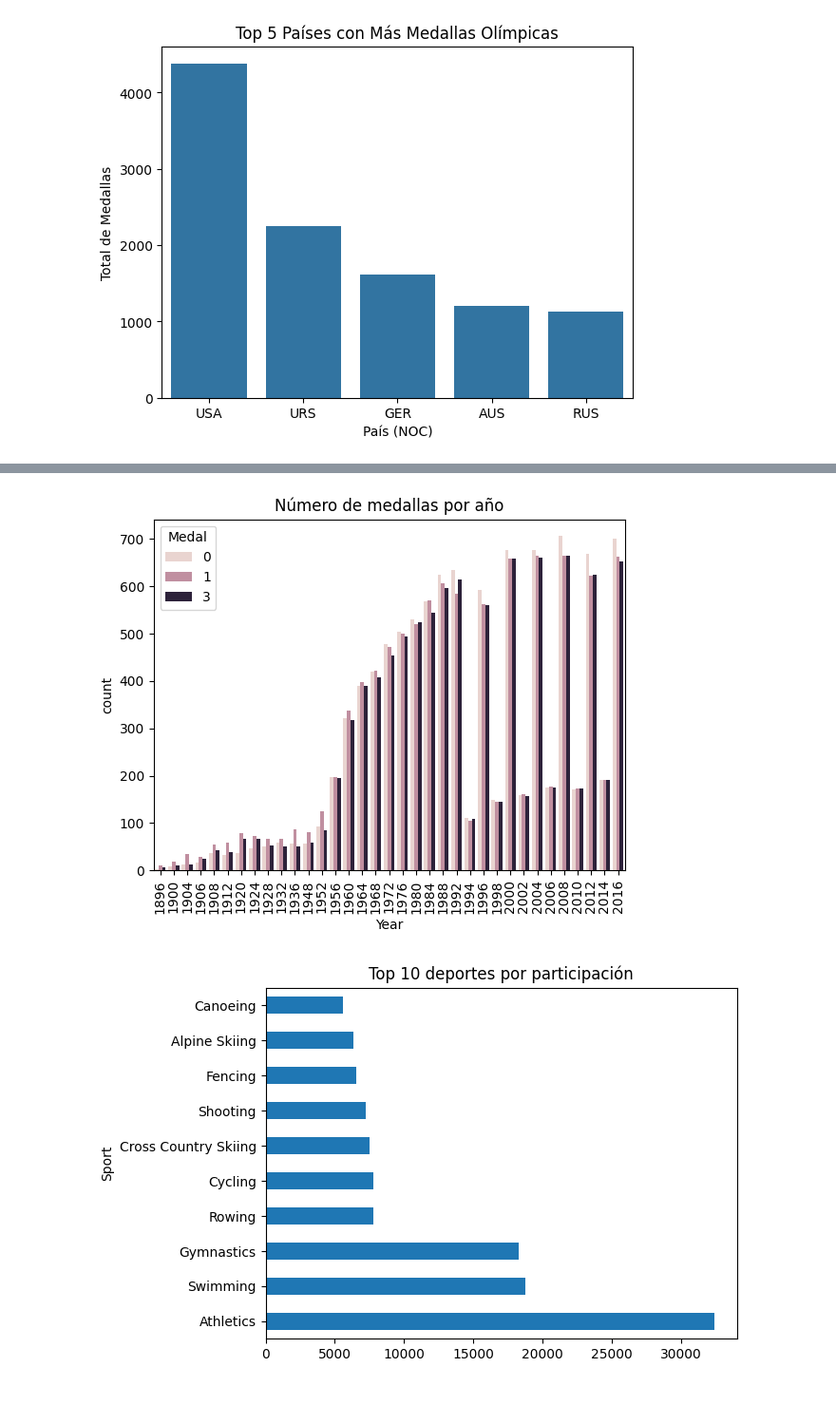
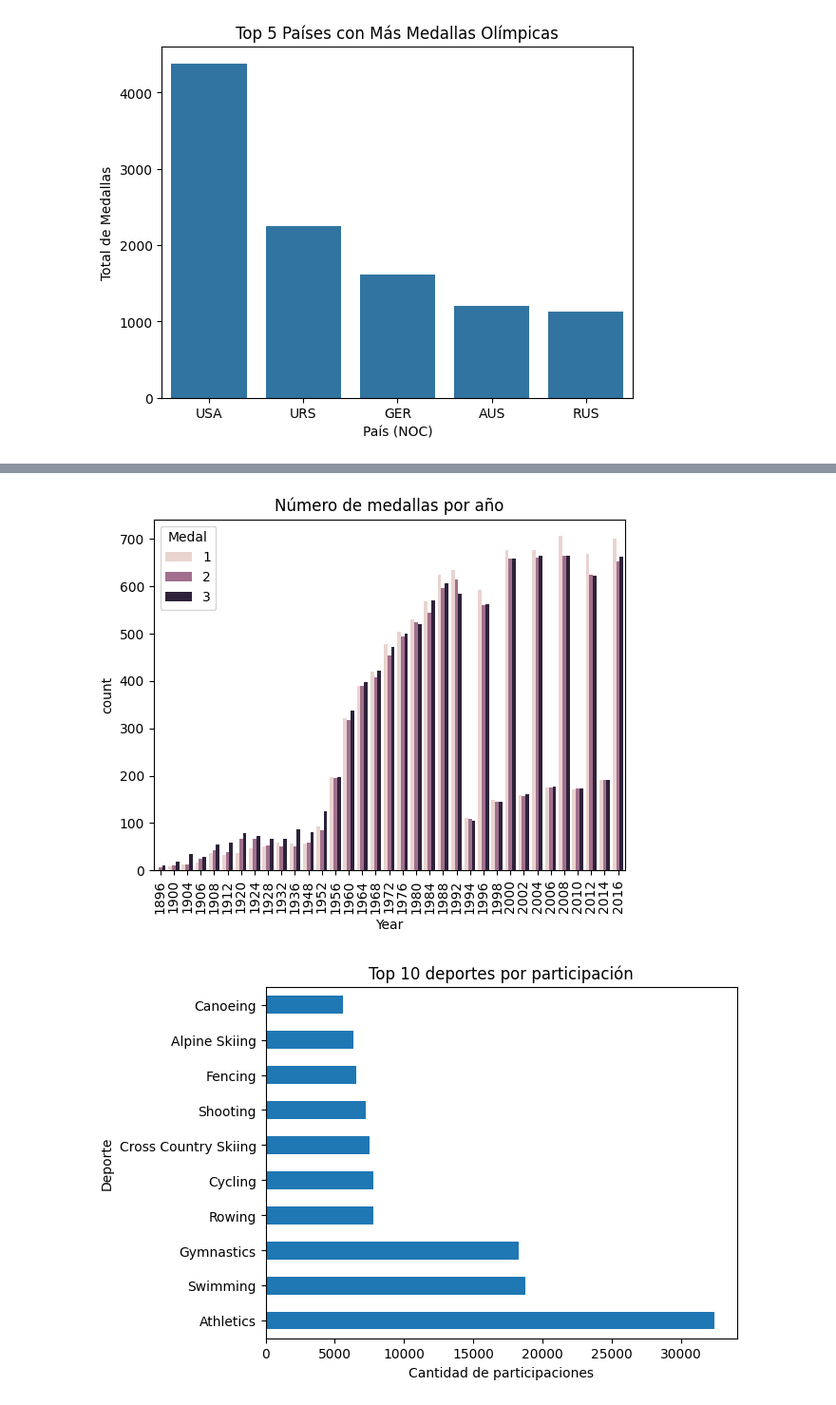
Before and after one commit to VIZ3NT04/model_ath, a Jupyter notebook: piton.ipynb, the cells around one changed output, grey strips where cells are left out. Shown: that part at 95% size. Saved outputs shown, nothing was run; the diff lists cells and outputs as text; code cells hidden in the pictures.

Commit message:
Nuevas gráficas + Fix codificacion medallas

```diff
--- a/piton.ipynb
+++ b/piton.ipynb
@@ -105,16 +99,3 @@ Valores únicos en las siguientes columnas:
 ['Medal'] =>  ['No Medal' 'Bronze' 'Gold' 'Silver']
 # %% [markdown]
 <h2> Codificación de las variables categoriques </h2>
-# %%
-from sklearn.preprocessing import LabelEncoder
-
-le_medal = LabelEncoder()
-df['Medal'] = le_medal.fit_transform(df['Medal'])
-
-print(df['Medal'].unique())
-
-# 2 => No Medal
-# 0 => Bronze
-# 1 => Silver
-# 3 => Gold
-# Encontrar forma de que se codifiquen en orden TODO
@@ -122,0 +102,24 @@ print(df['Medal'].unique())
+# %%
+from sklearn.preprocessing import LabelEncoder
+
+# LOGICA ANTIGUA CON LabelEncoder()
+# le_medal = LabelEncoder()
+# df['Medal'] = le_medal.fit_transform(df['Medal'])
+# print(df['Medal'].unique())
+
+# Visualizamos los diferentes valores en la columna ['Medal']
+print(df['Medal'].unique())
+
+# Realizamos un diccionario con los valores actuales y los numéricos a los que queremos codificar
+medal_map = {'No Medal': 0, 'Bronze': 1, 'Silver': 2, 'Gold': 3}
+
+# Codificamos las variables categóricas a numéricas
+df['Medal'] = df['Medal'].map(medal_map)
+
+# Comprobar resultado
+print(df['Medal'].unique())
+
+# 0 => No Medal
+# 1 => Bronze
+# 2 => Silver
+# 3 => Gold
@@ -212,14 +255,16 @@ plt.show()
 # %%
-sns.countplot(x='Year', hue='Medal', data=df[df['Medal'] != 2])
+sns.countplot(x='Year', hue='Medal', data=df[df['Medal'] != 0])
 plt.xticks(rotation=90)
 plt.title("Número de medallas por año")
 plt.show()
 # %% [output]
-[figure, old version]
+[figure, new version]
 # %%
 df['Sport'].value_counts().head(10).plot(kind='barh')
 plt.title("Top 10 deportes por participación")
+plt.xlabel("Cantidad de participaciones")
+plt.ylabel("Deporte")
 plt.show()
 # %% [output]
-[figure, old version]
+[figure, new version]
 # %%
```
Also changed, not shown: parts of 13 cells of this notebook.
